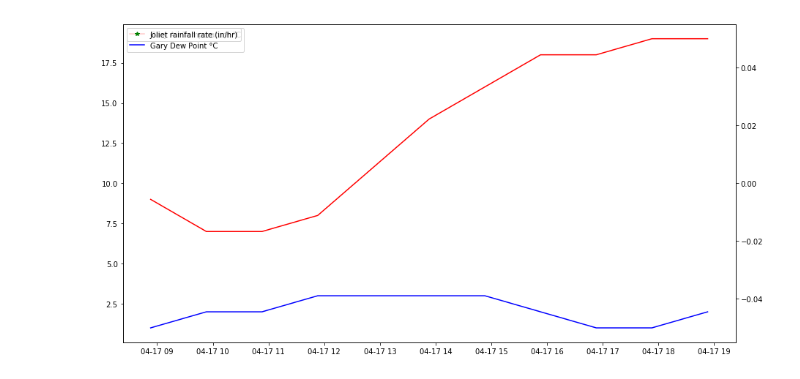
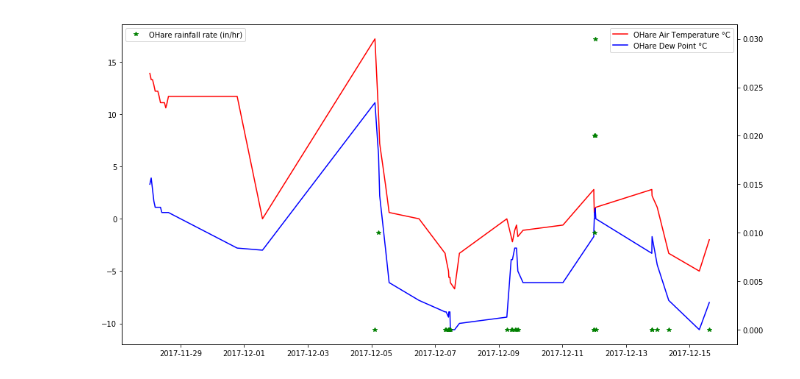
Before and after one commit to EVS-ATMOS/precip_change, a Jupyter notebook: notebooks/Save siphon station data.ipynb, the cells around one changed output. Cells and saved outputs as stored; diff of their text form; code cells hidden in the pictures.

```diff
--- a/notebooks/Save siphon station data.ipynb
+++ b/notebooks/Save siphon station data.ipynb
@@ -139,22 +139,22 @@ plt.savefig('../images/KLOT.png')
 # %%
 
 #make a nice visual!
 fig = plt.figure(figsize = [15,8])
-plt.plot(station_dict['KGRR']['time'],
-         station_dict['KGRR']['air_temperature'],
-         'r-', label=u'Gary Air Temperature \u00b0C')
-plt.plot(station_dict['KGRR']['time'],
-         station_dict['KGRR']['dew_point_temperature'],
-         'b-', label=u'Gary Dew Point \u00b0C')
+plt.plot(station_dict['KMDW']['time'],
+         station_dict['KMDW']['air_temperature'],
+         'r-', label=u'OHare Air Temperature \u00b0C')
+plt.plot(station_dict['KMDW']['time'],
+         station_dict['KMDW']['dew_point_temperature'],
+         'b-', label=u'OHare Dew Point \u00b0C')
 plt.legend()
 ax2= plt.twinx()
-plt.plot(station_dict['KGRR']['time'],
-         station_dict['KGRR']['precipitation_amount_hourly'], 'g*',
-        label='Joliet rainfall rate (in/hr)')
+plt.plot(station_dict['KMDW']['time'],
+         station_dict['KMDW']['precipitation_amount_hourly'], 'g*',
+        label='OHare rainfall rate (in/hr)')
 plt.legend(loc=2)
-plt.savefig('../images/KGRR.png')
+plt.savefig('../images/KORD.png')
 # %% [output]
-[figure, old version]
+[figure, new version]
 # %%
 #Where to save the data.. and create a header for each CSV file
 out_dir = '/Users/scollis/projects/precip_change/data/'
```
Also changed, not shown: parts of 8 cells of this notebook, 10 other files.
